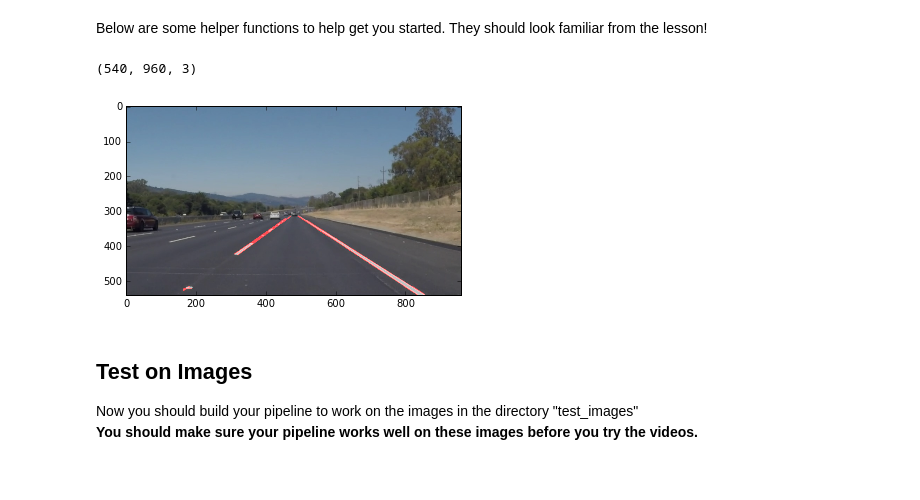
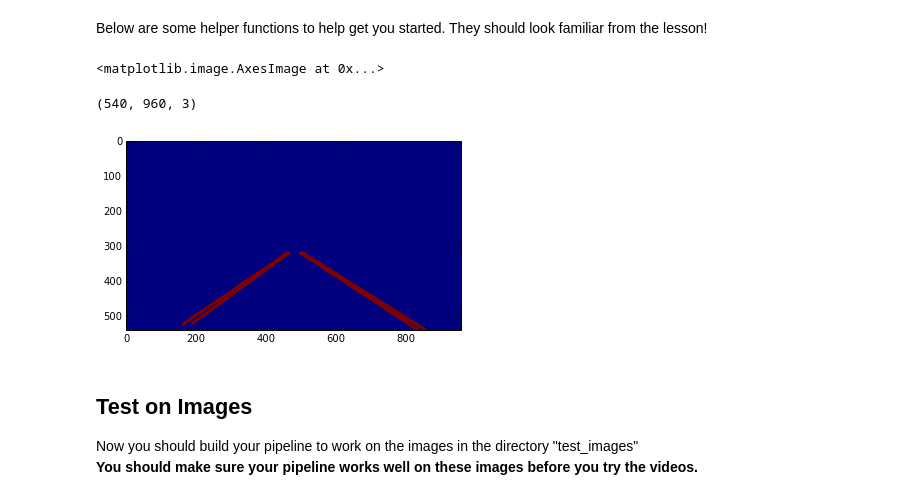
Before and after one commit to Mohammed-Tag-ElAsfia/lane_detection, a Jupyter notebook: P0.ipynb, the cells around one changed output. Saved outputs shown, nothing was run; the diff lists cells and outputs as text; code cells hidden in the pictures.

Commit message:
refactor : Modify Hough transform parameters

```diff
--- a/P0.ipynb
+++ b/P0.ipynb
@@ -91,7 +91,7 @@ def region_of_interest(img, vertices):
     return masked_image
 
 
-def draw_lines(img, lines, color=[255,0, 0], thickness=2):
+def draw_lines(img, lines, color=[255,0, 0], thickness=8):
     """
     Draws `lines` with `color` and `thickness`.
 
@@ -121,39 +121,40 @@ def weighted_img(img, initial_img, α=0.8, β=1., λ=0.):
 
     `initial_img` should be the image before any processing.
 
     The result image is computed as follows:
 
     initial_img * α + img * β + λ
     """
     return cv2.addWeighted(initial_img, α, img, β, λ)
 
 gray = grayscale(image)
 #plt.imshow(gray)
 
 blur_gray = gaussian_noise(gray, 5)
 #plt.imshow(blur_gray)
 
 edges = canny(blur_gray,50,150)
 #plt.imshow(edge)
 
 imshape = image.shape
-vertices = np.array([[(0,imshape[0]),(470, 315), (imshape[1]-470, 315), (imshape[1],imshape[0])]], dtype=np.int32)
+vertices = np.array([[(0,imshape[0]),(450, 320), (imshape[1]-450, 320), (imshape[1],imshape[0])]], dtype=np.int32)
 interest = region_of_interest(edges, vertices)
 #plt.imshow(interest)
 
-lines = hough_lines(interest, 2, np.pi/180, 20, 10, 30)
-#plt.imshow(lines)
+lines = hough_lines(interest, 2, np.pi/180,35, 1, 140)
+plt.imshow(lines)
 
 x = np.zeros_like(lines)
 color_edges = np.dstack((lines,x, x))
 
 final = weighted_img(color_edges, image, α=0.8, β=1., λ=0.)
-plt.imshow(final)
+#plt.imshow(final)
 
 print (color_edges.shape)
 # %% [output]
-(540, 960, 3)
+<matplotlib.image.AxesImage at 0x...>
+(540, 960, 3)
-[figure, old version]
+[figure, new version]
 # %% [markdown]
 ## Test on Images
 
```
Also changed, not shown: parts of 4 cells of this notebook.
